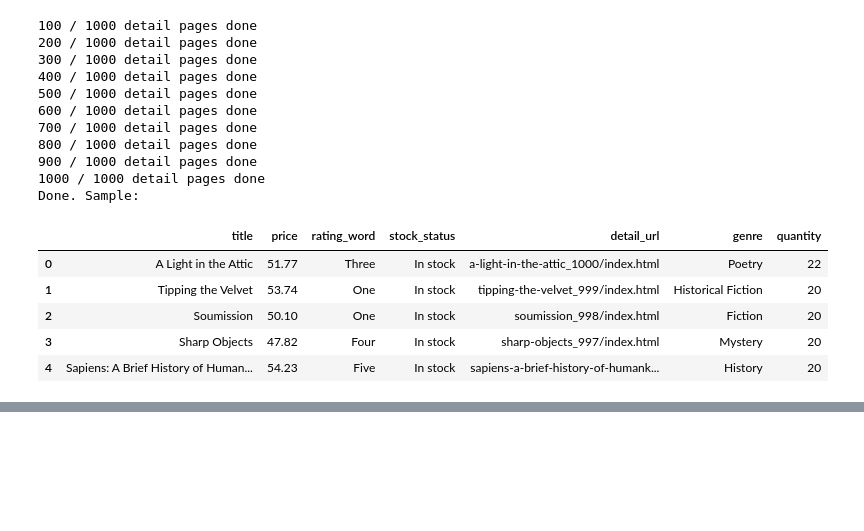
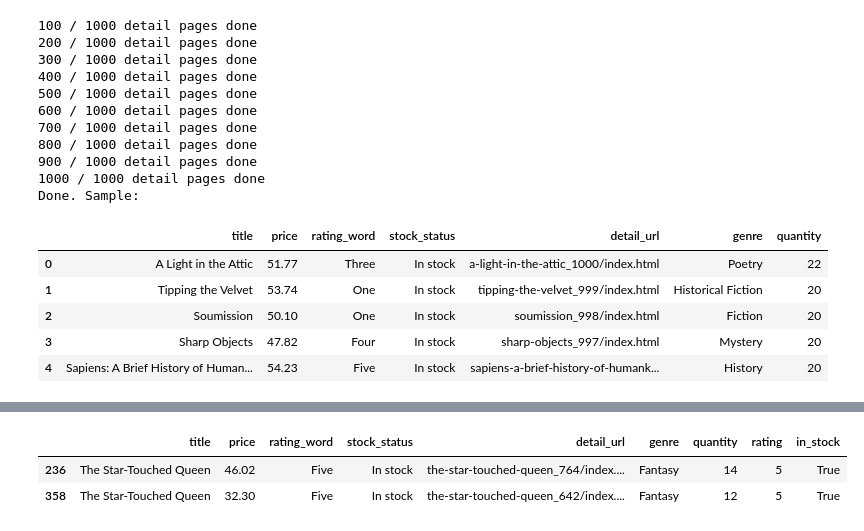
Before and after one commit to JustCodin7/Data-Science-Book-Analysis-Project, a Jupyter notebook: book_analysis.ipynb, the cells around one changed output, grey strips where cells are left out. Saved outputs shown, nothing was run; the diff lists cells and outputs as text; code cells hidden in the pictures; blank space fills up the shorter version.

```diff
--- a/book_analysis.ipynb
+++ b/book_analysis.ipynb
@@ -218,0 +250,14 @@ Done. Sample:
+# %%
+# 1. Convert rating words to numbers
+rating_map = {"One": 1, "Two": 2, "Three": 3, "Four": 4, "Five": 5}
+df["rating"] = df["rating_word"].map(rating_map)
+
+# 2. Check for duplicate titles
+duplicate_count = df["title"].duplicated().sum()
+print(f"Duplicate titles found: {duplicate_count}")
+
+# 3. Clean stock status into a simple True/False flag
+df["in_stock"] = df["stock_status"].str.contains("In stock")
+
+# Quick check: did the rating conversion work?
+print(df[["title", "rating_word", "rating", "stock_status", "in_stock"]].head())
@@ -218,0 +279,8 @@ Done. Sample:
+# %%
+# Show the actual duplicate row(s) to investigate
+duplicate_titles = df[df["title"].duplicated(keep=False)]
+duplicate_titles
+# %% [output]
+|  | title | price | rating_word | stock_status | detail_url | genre | quantity | rating | in_stock |
+| 236 | The Star-Touched Queen | 46.02 | Five | In stock | the-star-touched-queen_764/index.... | Fantasy | 14 | 5 | True |
+| 358 | The Star-Touched Queen | 32.30 | Five | In stock | the-star-touched-queen_642/index.... | Fantasy | 12 | 5 | True |
```
Also changed, not shown: parts of 3 cells of this notebook, 1 other file.
